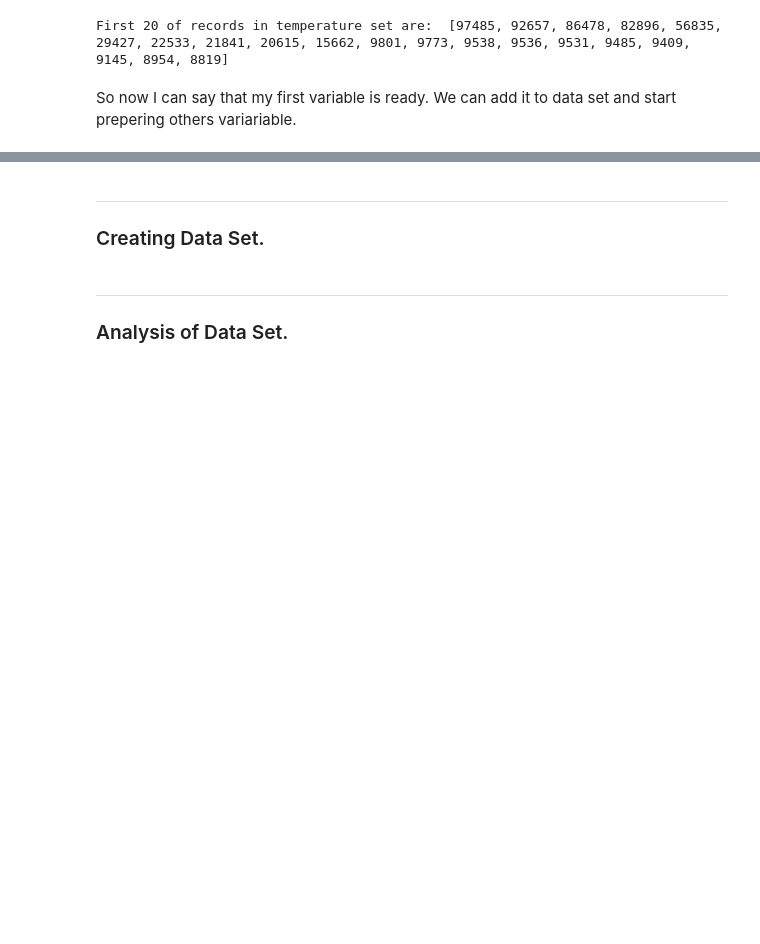
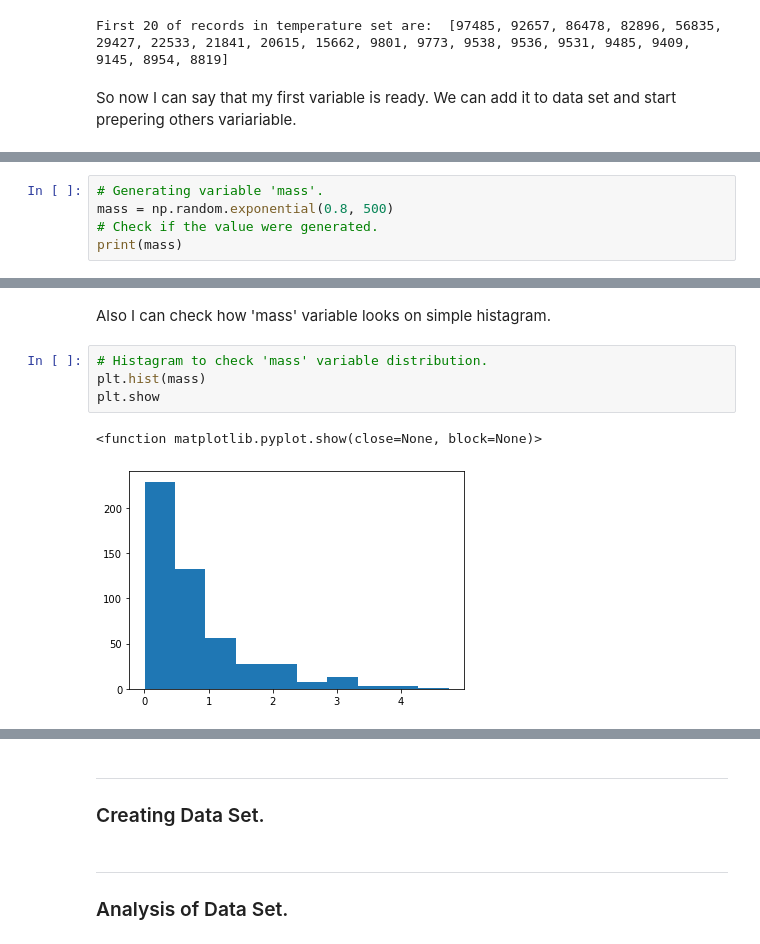
Before and after one commit to DracoNibilis/Stars_Project, a Jupyter notebook: stars_project.ipynb, the cells around one changed output, grey strips where cells are left out. Cells and saved outputs as stored; diff of their text form; blank space fills up the shorter version.

Commit message:
variables , mass

```diff
--- a/stars_project.ipynb
+++ b/stars_project.ipynb
@@ -223,0 +243,5 @@ df.head()
+# %%
+# Generating variable 'mass'.
+mass = np.random.exponential(0.8, 500)
+# Check if the value were generated.
+print(mass)
@@ -223,0 +266,9 @@ df.head()
+# %% [markdown]
+Also I can check how 'mass' variable looks on simple histagram.
+# %%
+# Histagram to check 'mass' variable distribution.
+plt.hist(mass)
+plt.show
+# %% [output]
+<function matplotlib.pyplot.show(close=None, block=None)>
+[figure, added]
```
Also changed, not shown: parts of 12 cells of this notebook.
